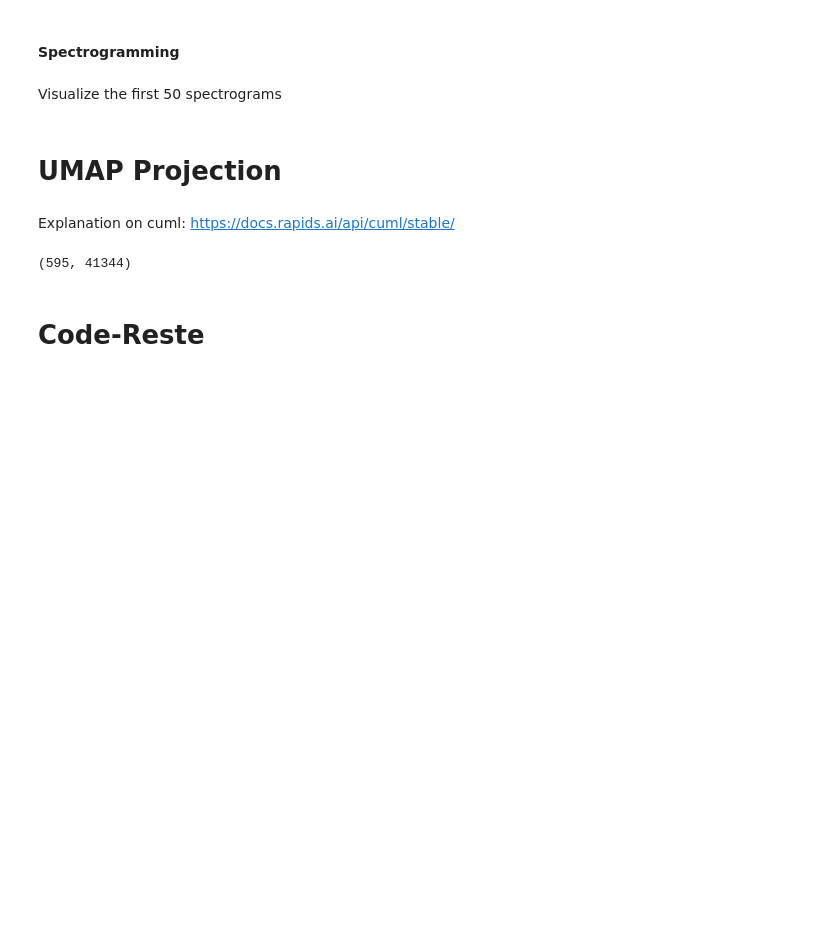
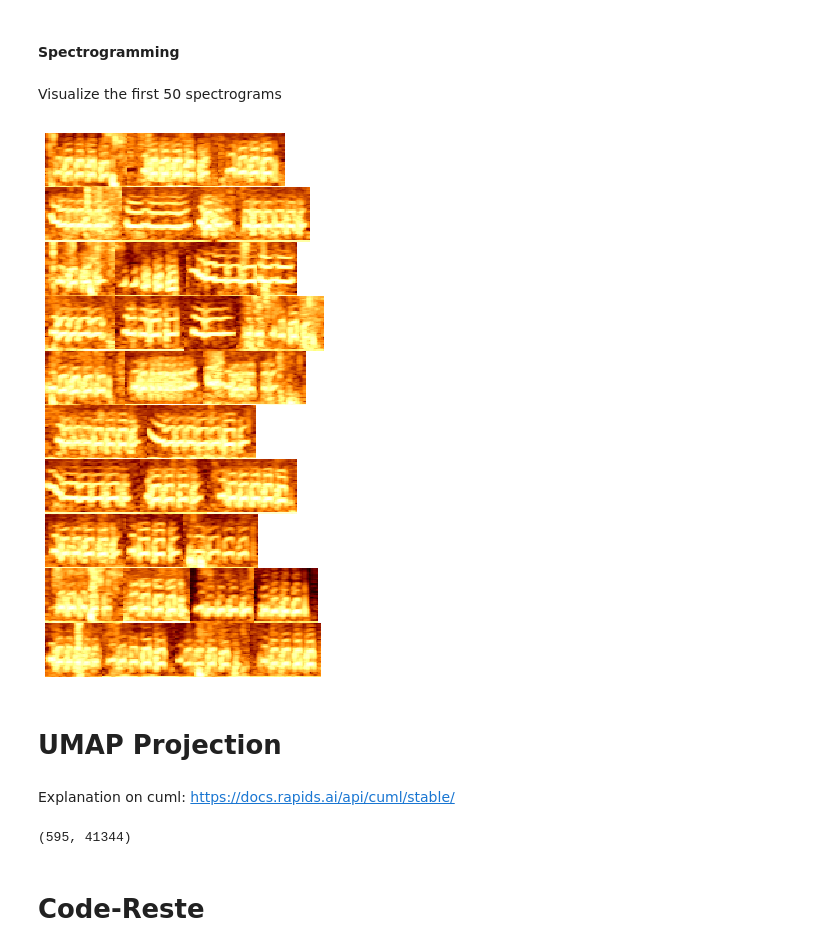
Before and after one commit to marathomas/meerkat, a Jupyter notebook: meerkat_preprocessing_FAST.ipynb, the cells around one changed output. Drawn from its saved outputs; the diff is of its cells as text; code cells hidden in the pictures; blank space fills up the shorter version.

```diff
--- a/meerkat_preprocessing_FAST.ipynb
+++ b/meerkat_preprocessing_FAST.ipynb
@@ -287,3 +287,5 @@ def get_audio(wav_loc, start_s, duration_s, hparams):
   if np.issubdtype(type(data[0]), np.integer):
     data = int16_to_float32(data)
   return data
+# %%
+data, rate = librosa.load('HM_VLF206_SOUNDFOC_20170825_1_call50.wav')
@@ -522,8 +538,10 @@ Visualize the first 50 spectrograms
 # %%
 df_subset = spec_df.iloc[1:50,]
 specs = df_subset.spectrograms.values
-draw_spec_set(specs, zoom=10, maxrows=10, colsize=5)
+draw_spec_set(specs, zoom=1, maxrows=10, colsize=5)
 plt.show()
+# %% [output]
+[figure, added]
 # %% [markdown]
 # UMAP Projection
 # %%
```
Also changed, not shown: parts of 7 cells of this notebook.
